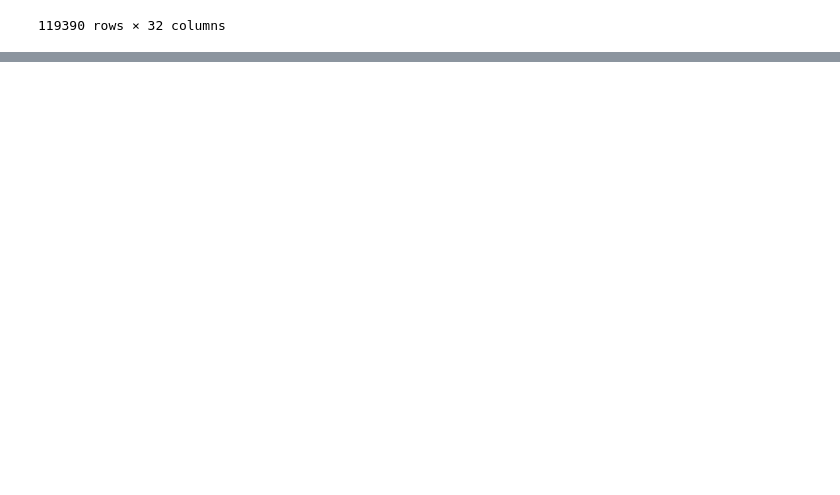
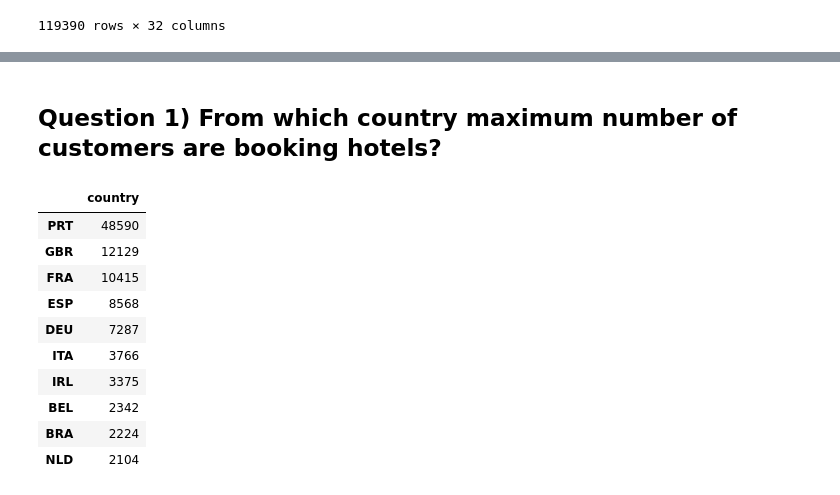
Before and after one commit to Jatingpt/Hotel-Booking-Analysis, a Jupyter notebook: Hotel_Booking_Analysis_Capstone_Project.ipynb, the cells around one changed output, grey strips where cells are left out. Saved outputs shown, nothing was run; the diff lists cells and outputs as text; code cells hidden in the pictures; blank space fills up the shorter version.

```diff
--- a/Hotel_Booking_Analysis_Capstone_Project.ipynb
+++ b/Hotel_Booking_Analysis_Capstone_Project.ipynb
@@ -174,0 +311,18 @@ df
+# %% [markdown]
+## **Question 1) From which country maximum number of customers are booking hotels?**
+# %%
+country = df['country'].value_counts().head(10)
+# %%
+pd.DataFrame(country)
+# %% [output]
+|  | country |
+| PRT | 48590 |
+| GBR | 12129 |
+| FRA | 10415 |
+| ESP | 8568 |
+| DEU | 7287 |
+| ITA | 3766 |
+| IRL | 3375 |
+| BEL | 2342 |
+| BRA | 2224 |
+| NLD | 2104 |
```
Also changed, not shown: parts of 24 cells of this notebook.
